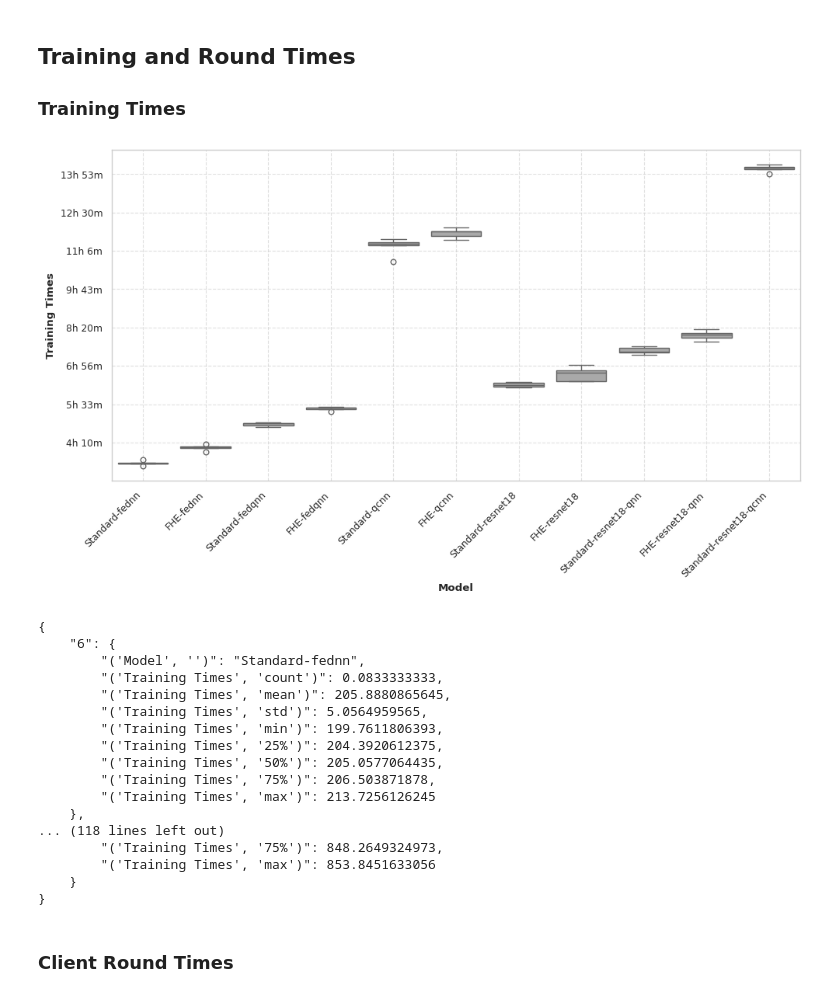
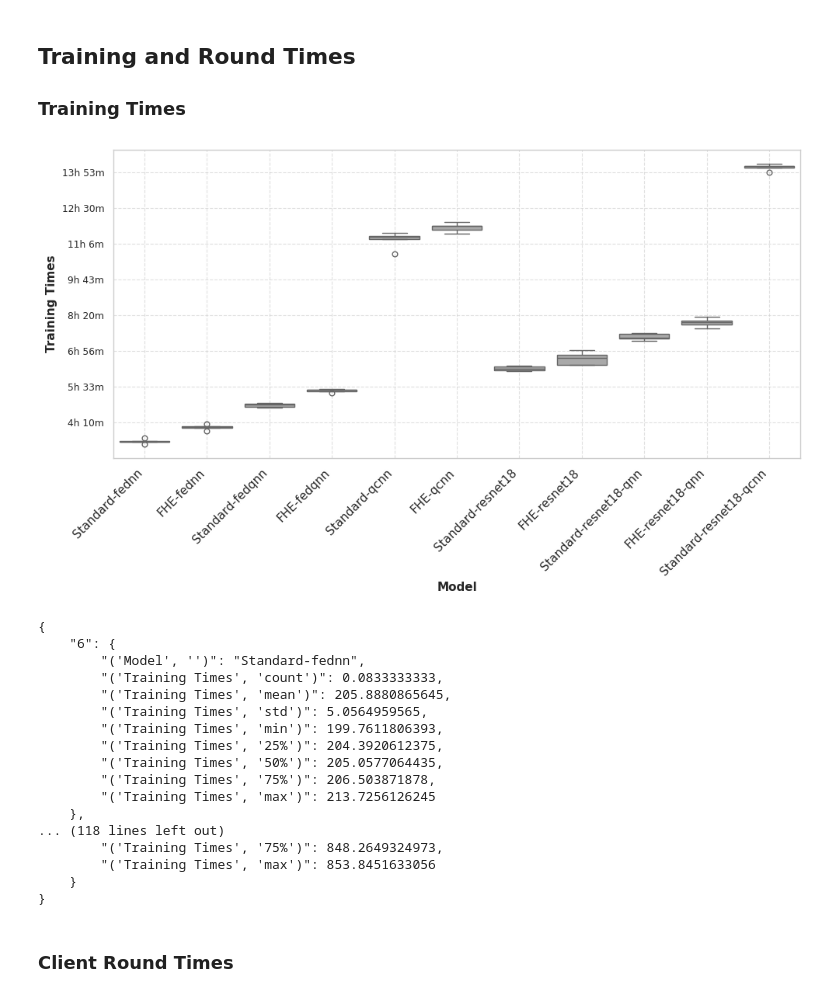
Before and after one commit to batcapricorn/encrypted-qfl, a Jupyter notebook: analysis/wandb.ipynb, the cells around one changed output. Cells and saved outputs as stored; diff of their text form; code cells hidden in the pictures.

Commit message:
increase font size of visuals

```diff
--- a/analysis/wandb.ipynb
+++ b/analysis/wandb.ipynb
@@ -347,6 +353,7 @@ KEY_ORDER = [
     "Standard-resnet18-qcnn",
     "FHE-resnet18-qcnn",
 ]
+FONT_SIZE = 11
 # %% [markdown]
 ## Training and Round Times
 ### Training Times
@@ -430,37 +437,37 @@ def format_time(seconds, _):
 def display_boxplot(
     metrics_df: pd.DataFrame, metric_label: str, formatter: FuncFormatter = None
 ):
     sns.set_theme(style="whitegrid", context="paper")
 
     fig, ax = plt.subplots(figsize=(10, 6))
     sns.boxplot(x="Model", y=metric_label, data=metrics_df, color=COLOR)
 
-    plt.xticks(rotation=45, ha="right")
-    plt.xlabel("Model", fontweight="bold")
-    plt.ylabel(metric_label, fontweight="bold")
+    plt.xticks(rotation=45, ha="right", fontsize=FONT_SIZE)
+    plt.xlabel("Model", fontweight="bold", fontsize=FONT_SIZE)
+    plt.ylabel(metric_label, fontweight="bold", fontsize=FONT_SIZE)
     plt.grid(True, linestyle="--", alpha=0.6)
 
     if formatter:
         ax.yaxis.set_major_formatter(FuncFormatter(formatter))
     # Display the plot
     plt.tight_layout()
     plt.show()
 
 
 metric_label = "Training Times"
 df = get_dataframe_from_metrics_data(training_times, metric_label)
 display_boxplot(df[df["Model"] != "FHE-resnet18-qcnn"], metric_label, format_time)
 stats = (
     (df.groupby("Model").describe() / 60)
     .reset_index()
     .sort_values((metric_label, "mean"))
 )
 
 stats = stats.to_json(orient="index")
 parsed = loads(stats)
 print(dumps(parsed, indent=4))
 # %% [output]
-[figure, old version]
+[figure, new version]
 {
     "6": {
         "('Model', '')": "Standard-fednn",
```
Also changed, not shown: parts of 24 cells of this notebook.
